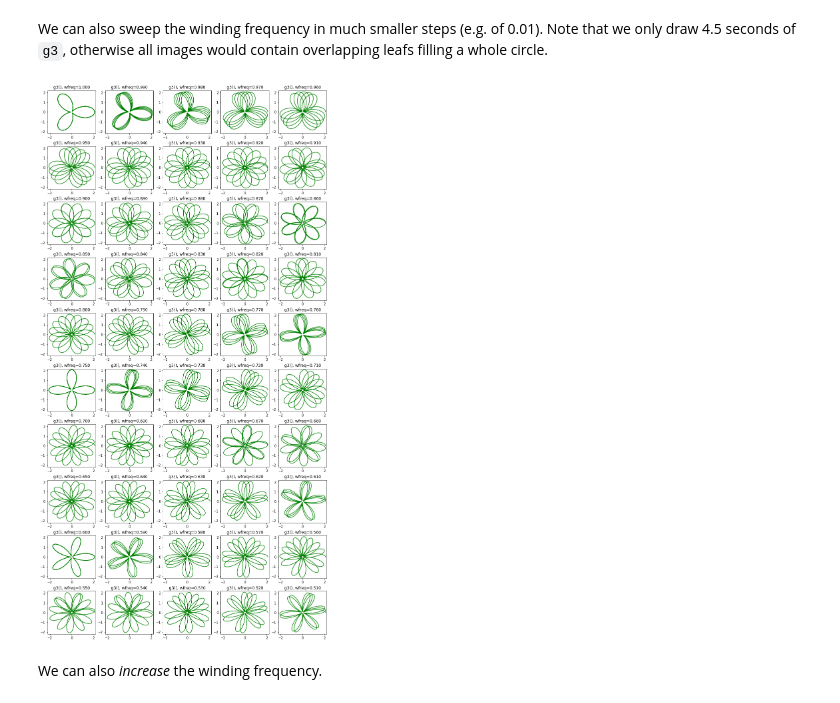
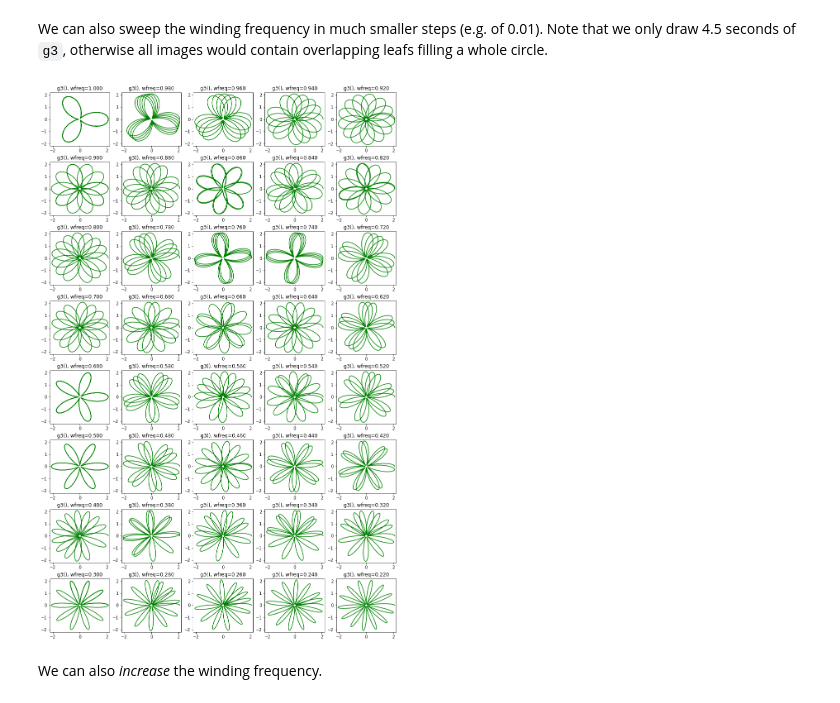
Before and after one commit to maarten-pennings/Fourier, a Jupyter notebook: Fourier.ipynb, the cells around one changed output. Cells and saved outputs as stored; diff of their text form; code cells hidden in the pictures.

Commit message:
add project, cancel plot, smaller mosaic

```diff
--- a/Fourier.ipynb
+++ b/Fourier.ipynb
@@ -121,17 +155,17 @@ wind( func=g2, wfreq=0.5, offset=1.1, fmt='b-'  )
 We can also sweep the winding frequency in much smaller steps (e.g. of 0.01). Note that we only draw 4.5 seconds of `g3`, otherwise all images would contain overlapping leafs filling a whole circle.
 # %%
 nx = 5
-ny = 10
+ny = 8
 fig = plt.figure(nx*ny,figsize=(3*nx,3*ny))
 fig.subplots_adjust(hspace=0.3)
 for yy in range(ny):
     for xx in range(nx):
         ix = yy*nx+xx
         ax = fig.add_subplot(ny,nx,ix+1)
-        wf = 1 - 0.01*ix
+        wf = 1 - 0.02*ix
         wind( func=g3, wfreq=wf, offset=1.1 , fmt='g-' )
 # %% [output]
-[figure, old version]
+[figure, new version]
 # %% [markdown]
 We can also _increase_ the winding frequency.
 # %%
```
Also changed, not shown: parts of 11 cells of this notebook.
